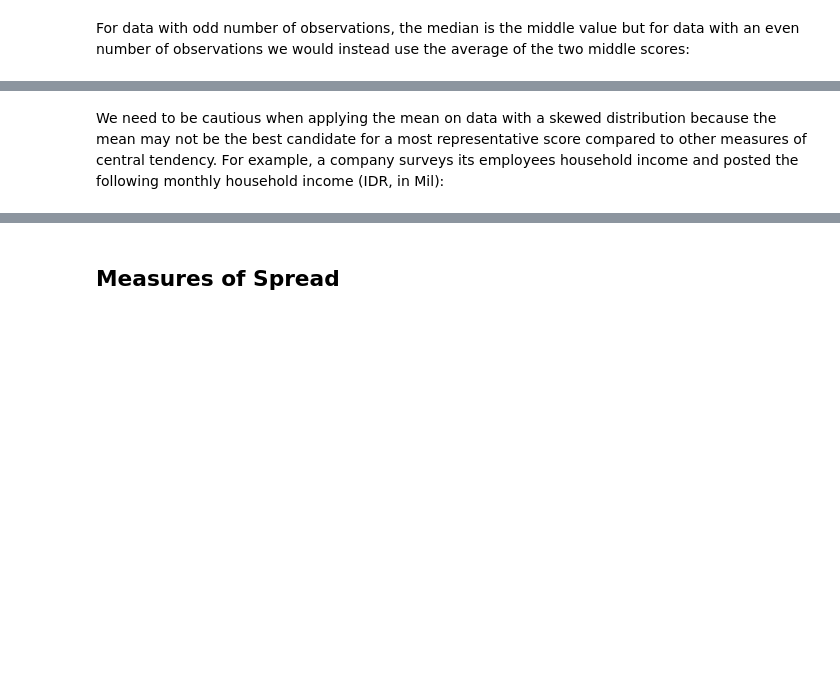
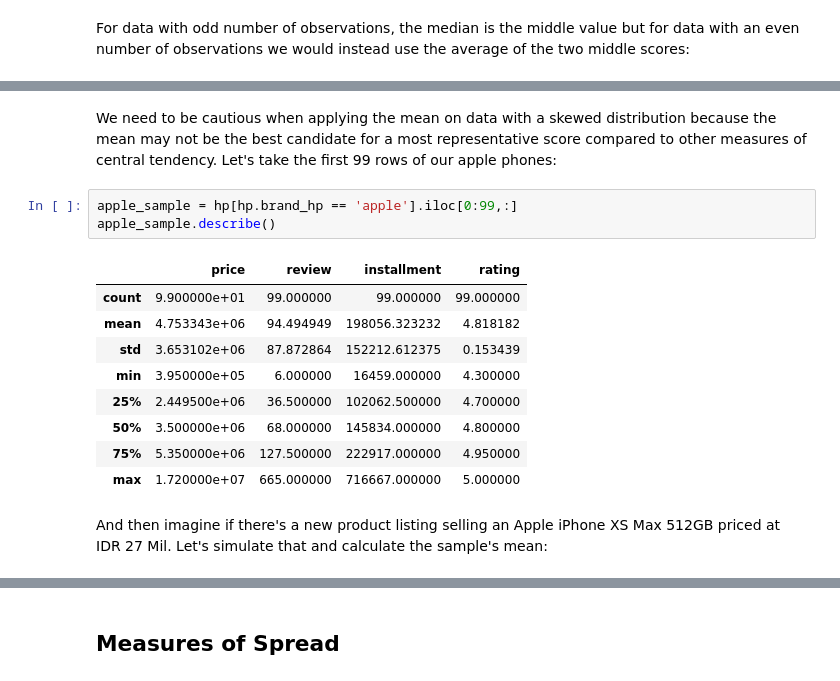
Before and after one commit to onlyphantom/tokopedia-fundamentals, a Jupyter notebook: 4_PythonSI/Practical_Statistics.ipynb, the cells around one changed output, grey strips where cells are left out. Cells and saved outputs as stored; diff of their text form; blank space fills up the shorter version.

```diff
--- a/4_PythonSI/Practical_Statistics.ipynb
+++ b/4_PythonSI/Practical_Statistics.ipynb
@@ -96,2 +116,17 @@ fifth = odds_price.sort_values('price').price.tolist()[5]
 # %% [markdown]
-We need to be cautious when applying the mean on data with a skewed distribution because the mean may not be the best candidate for a most representative score compared to other measures of central tendency. For example, a company surveys its employees household income and posted the following monthly household income (IDR, in Mil):
+We need to be cautious when applying the mean on data with a skewed distribution because the mean may not be the best candidate for a most representative score compared to other measures of central tendency. Let's take the first 99 rows of our apple phones:
+# %%
+apple_sample = hp[hp.brand_hp == 'apple'].iloc[0:99,:]
+apple_sample.describe()
+# %% [output]
+|  | price | review | installment | rating |
+| count | 9.900000e+01 | 99.000000 | 99.000000 | 99.000000 |
+| mean | 4.753343e+06 | 94.494949 | 198056.323232 | 4.818182 |
+| std | 3.653102e+06 | 87.872864 | 152212.612375 | 0.153439 |
+| min | 3.950000e+05 | 6.000000 | 16459.000000 | 4.300000 |
+| 25% | 2.449500e+06 | 36.500000 | 102062.500000 | 4.700000 |
+| 50% | 3.500000e+06 | 68.000000 | 145834.000000 | 4.800000 |
+| 75% | 5.350000e+06 | 127.500000 | 222917.000000 | 4.950000 |
+| max | 1.720000e+07 | 665.000000 | 716667.000000 | 5.000000 |
+# %% [markdown]
+And then imagine if there's a new product listing selling an Apple iPhone XS Max 512GB priced at IDR 27 Mil. Let's simulate that and calculate the sample's mean:
```
Also changed, not shown: parts of 49 cells of this notebook.
